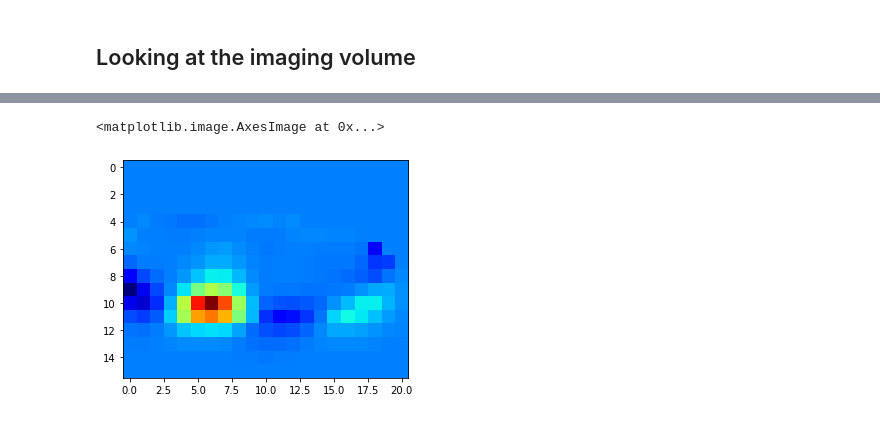
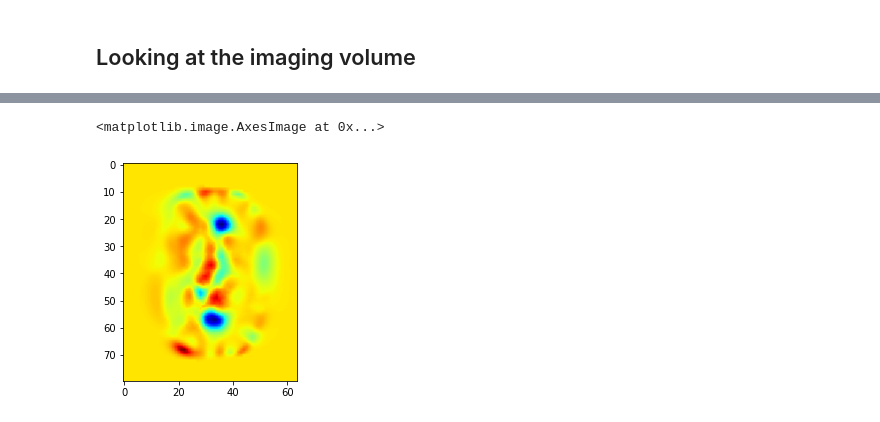
Before and after one commit to JoeOliverEvans/BrainDOT, a Jupyter notebook: visualsing_test.ipynb, the cells around one changed output, grey strips where cells are left out. Drawn from its saved outputs; the diff is of its cells as text; code cells hidden in the pictures.

Commit message:
added plots etc.

```diff
--- a/visualsing_test.ipynb
+++ b/visualsing_test.ipynb
@@ -31,6 +9,7 @@ plt.show()
 # %%
-import scipy.io as sio
-
-img = sio.loadmat('Datasets/images_spec4.mat')
+img = sio.loadmat('Datasets/FirstModel/test_processed.mat')
 noisy_img = img['noisy_images']
-clean_img = img['clean_images']
+recon_img = img['recon2']
+clean_img = img['eval_images']
+# %%
+i=3
@@ -44,5 +37,5 @@ plt.show()
 # %%
-plt.imshow(noisy_img[:,5,:,1], cmap='jet')
+plt.imshow(noisy_img[12,:,:,i], cmap='jet')
 # %% [output]
 <matplotlib.image.AxesImage at 0x...>
-[figure, old version]
+[figure, new version]
```
Also changed, not shown: parts of 14 cells of this notebook.
